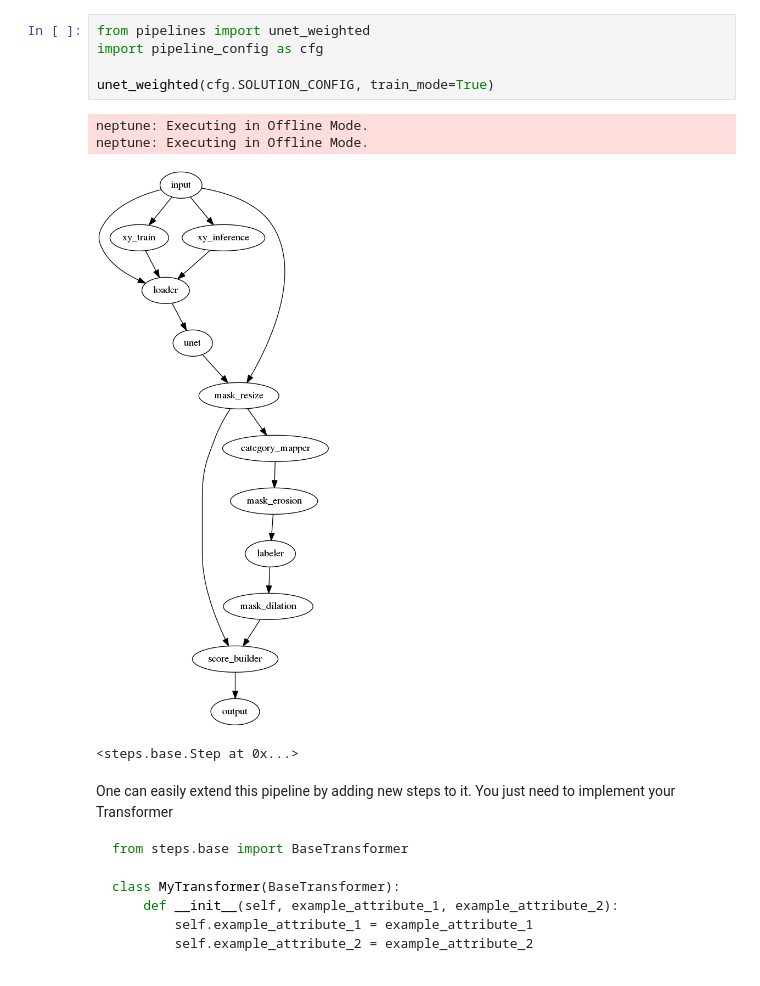
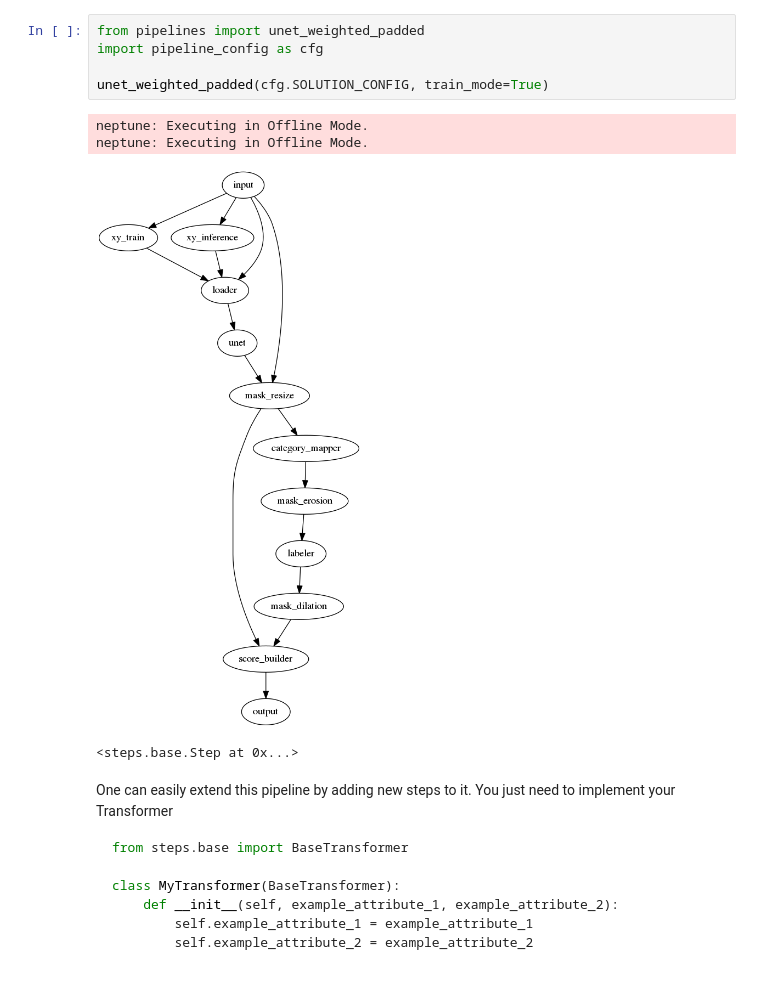
Before and after one commit to neptune-ai/open-solution-mapping-challenge, a Jupyter notebook: index.ipynb, the cells around one changed output. Cells and saved outputs as stored; diff of their text form.

```diff
--- a/index.ipynb
+++ b/index.ipynb
@@ -26,14 +33,14 @@
 
 The entire pipeline is defined in the `pipelines.py`. You can import it and visualize it in the notebook by running:
 # %%
-from pipelines import unet_weighted
+from pipelines import unet_weighted_padded
 import pipeline_config as cfg
 
-unet_weighted(cfg.SOLUTION_CONFIG, train_mode=True)
+unet_weighted_padded(cfg.SOLUTION_CONFIG, train_mode=True)
 # %% [output]
 neptune: Executing in Offline Mode.
 neptune: Executing in Offline Mode.
-[figure, old version]
+[figure, new version]
 <steps.base.Step at 0x...>
 # %% [markdown]
 One can easily extend this pipeline by adding new steps to it.
```
Also changed, not shown: parts of 1 cell of this notebook, 15 other files.
